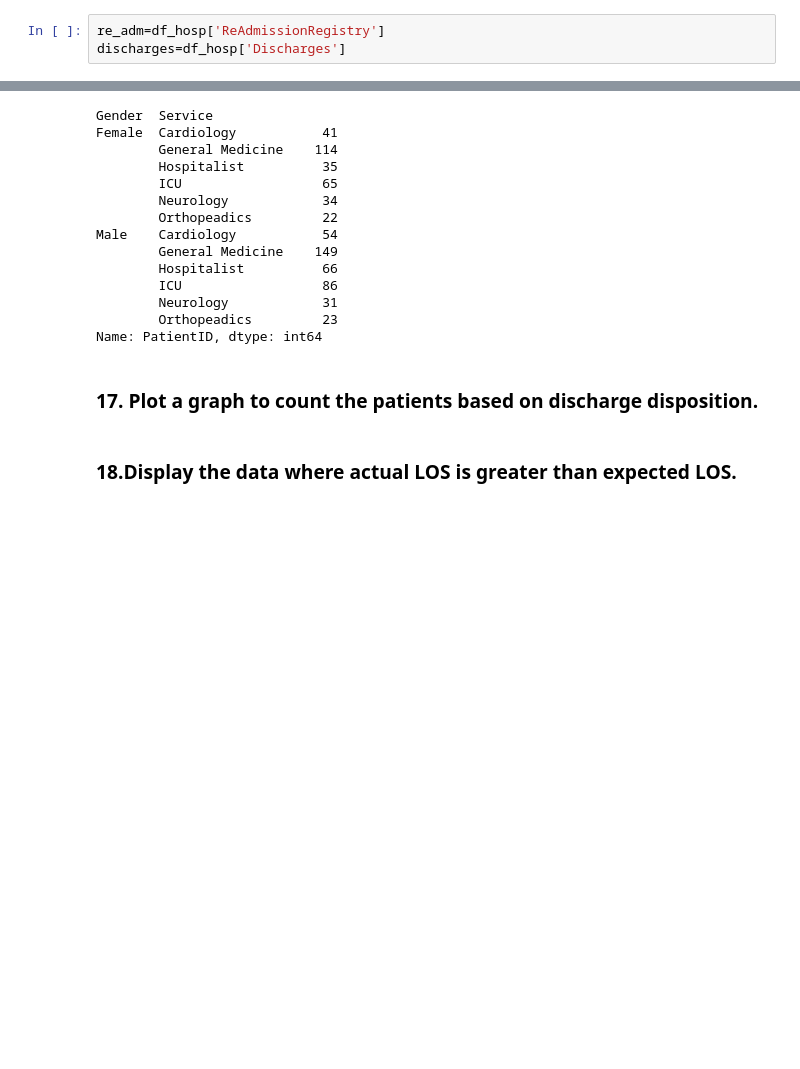
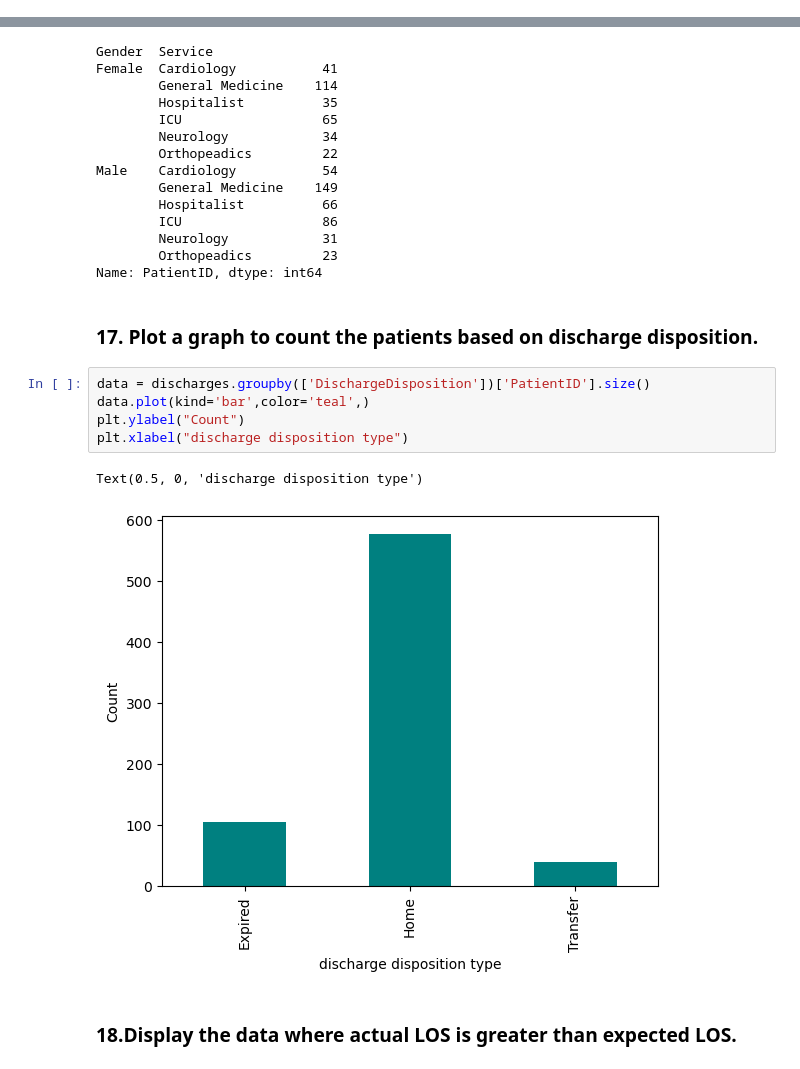
Before and after one commit to Amitha-sridhar/Py-Coders, a Jupyter notebook: PY-Coders_Lavanya.ipynb, the cells around one changed output, grey strips where cells are left out. Saved outputs shown, nothing was run; the diff lists cells and outputs as text; blank space fills up the shorter version.

```diff
--- a/PY-Coders_Lavanya.ipynb
+++ b/PY-Coders_Lavanya.ipynb
@@ -14,8 +22,5 @@ df_hosp = pd.read_excel('HospitalDatabase.xlsx',sheet_name = None)
 # %% [markdown]
 ### 1.Replace all the null values in ReadmissionFlag with 0.
-# %%
-re_adm=df_hosp['ReAdmissionRegistry']
-discharges=df_hosp['Discharges']
 # %%
 re_adm["ReadmissionFlag"]=re_adm["ReadmissionFlag"].fillna(0)
 re_adm
@@ -221,6 +206,14 @@ Male    Cardiology           54
 Name: PatientID, dtype: int64
 # %% [markdown]
 ### 17. Plot a graph to count the patients based on discharge disposition.
+# %%
+data = discharges.groupby(['DischargeDisposition'])['PatientID'].size()
+data.plot(kind='bar',color='teal',)
+plt.ylabel("Count")
+plt.xlabel("discharge disposition type")
+# %% [output]
+Text(0.5, 0, 'discharge disposition type')
+[figure, added]
 # %% [markdown]
 ### 18.Display the data where actual LOS is greater than expected LOS.
 # %%
```
Also changed, not shown: parts of 19 cells of this notebook.
